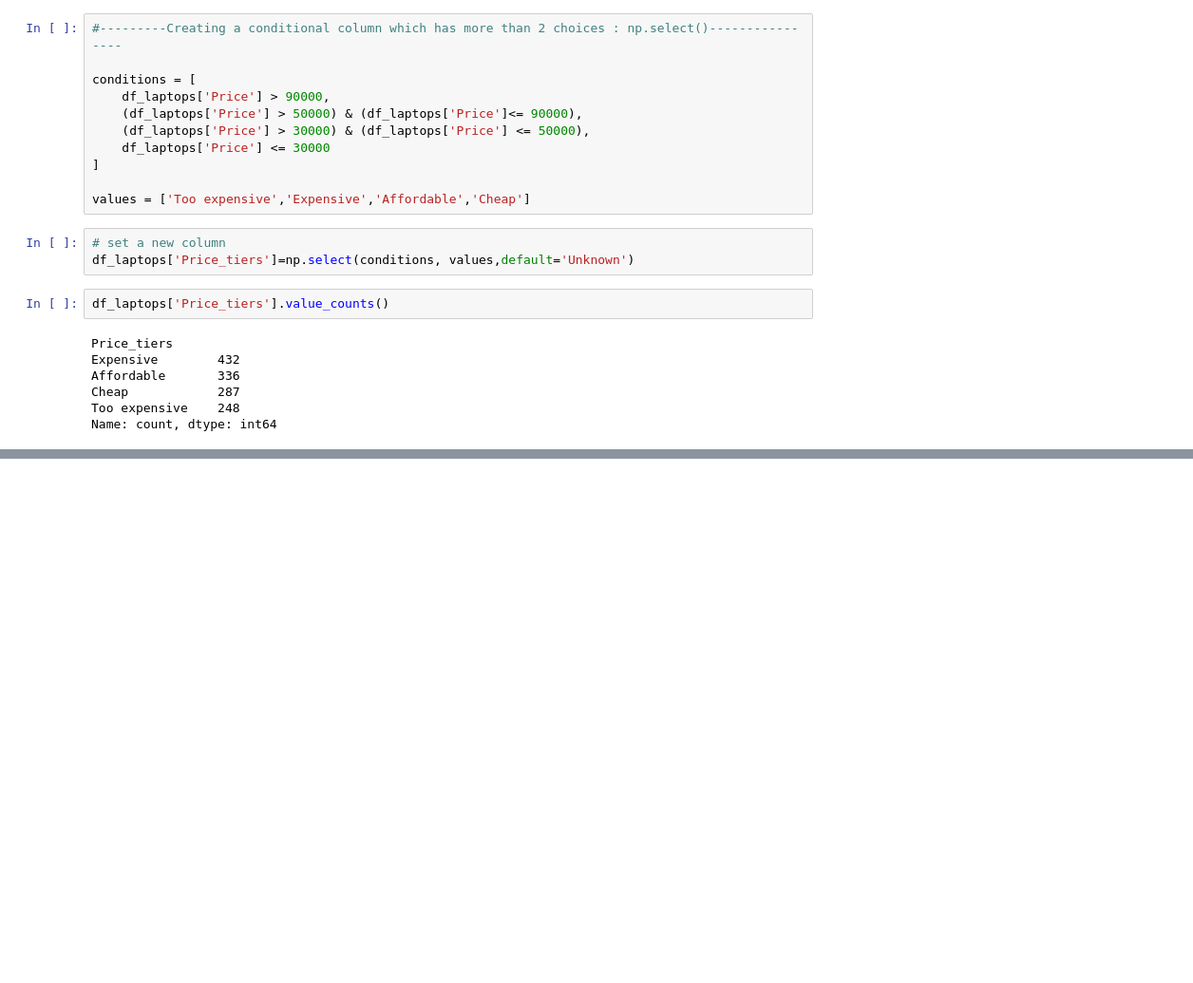
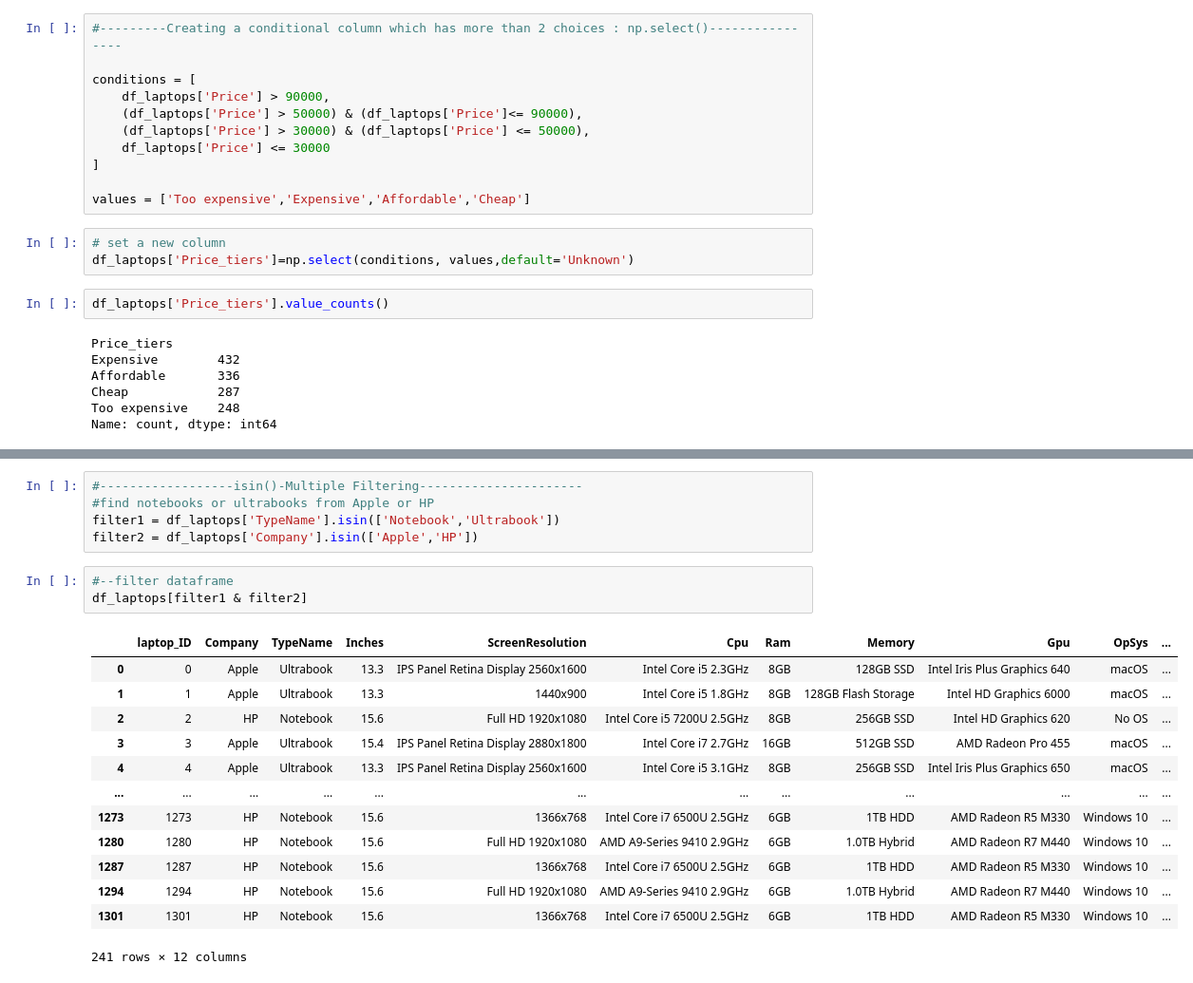
Before and after one commit to DiilaNa/Data_Science_with-Pandas, a Jupyter notebook: Project-1/FilterDataWithPandas.ipynb, the cells around one changed output, grey strips where cells are left out. Shown: that part at 95% size. Drawn from its saved outputs; the diff is of its cells as text; blank space fills up the shorter version.

Commit message:
Filter df using isin()

```diff
--- a/Project-1/FilterDataWithPandas.ipynb
+++ b/Project-1/FilterDataWithPandas.ipynb
@@ -187,0 +231,22 @@ Name: count, dtype: int64
+# %%
+#------------------isin()-Multiple Filtering----------------------
+#find notebooks or ultrabooks from Apple or HP
+filter1 = df_laptops['TypeName'].isin(['Notebook','Ultrabook'])
+filter2 = df_laptops['Company'].isin(['Apple','HP'])
+# %%
+#--filter dataframe
+df_laptops[filter1 & filter2]
+# %% [output]
+|  | laptop_ID | Company | TypeName | Inches | ScreenResolution | Cpu | Ram | Memory | Gpu | OpSys | ... |
+| 0 | 0 | Apple | Ultrabook | 13.3 | IPS Panel Retina Display 2560x1600 | Intel Core i5 2.3GHz | 8GB | 128GB SSD | Intel Iris Plus Graphics 640 | macOS | ... |
+| 1 | 1 | Apple | Ultrabook | 13.3 | 1440x900 | Intel Core i5 1.8GHz | 8GB | 128GB Flash Storage | Intel HD Graphics 6000 | macOS | ... |
+| 2 | 2 | HP | Notebook | 15.6 | Full HD 1920x1080 | Intel Core i5 7200U 2.5GHz | 8GB | 256GB SSD | Intel HD Graphics 620 | No OS | ... |
+| 3 | 3 | Apple | Ultrabook | 15.4 | IPS Panel Retina Display 2880x1800 | Intel Core i7 2.7GHz | 16GB | 512GB SSD | AMD Radeon Pro 455 | macOS | ... |
+| 4 | 4 | Apple | Ultrabook | 13.3 | IPS Panel Retina Display 2560x1600 | Intel Core i5 3.1GHz | 8GB | 256GB SSD | Intel Iris Plus Graphics 650 | macOS | ... |
+| ... | ... | ... | ... | ... | ... | ... | ... | ... | ... | ... | ... |
+| 1273 | 1273 | HP | Notebook | 15.6 | 1366x768 | Intel Core i7 6500U 2.5GHz | 6GB | 1TB HDD | AMD Radeon R5 M330 | Windows 10 | ... |
+| 1280 | 1280 | HP | Notebook | 15.6 | Full HD 1920x1080 | AMD A9-Series 9410 2.9GHz | 6GB | 1.0TB Hybrid | AMD Radeon R7 M440 | Windows 10 | ... |
+| 1287 | 1287 | HP | Notebook | 15.6 | 1366x768 | Intel Core i7 6500U 2.5GHz | 6GB | 1TB HDD | AMD Radeon R5 M330 | Windows 10 | ... |
+| 1294 | 1294 | HP | Notebook | 15.6 | Full HD 1920x1080 | AMD A9-Series 9410 2.9GHz | 6GB | 1.0TB Hybrid | AMD Radeon R7 M440 | Windows 10 | ... |
+| 1301 | 1301 | HP | Notebook | 15.6 | 1366x768 | Intel Core i7 6500U 2.5GHz | 6GB | 1TB HDD | AMD Radeon R5 M330 | Windows 10 | ... |
+241 rows × 12 columns
```
Also changed, not shown: parts of 3 cells of this notebook.
